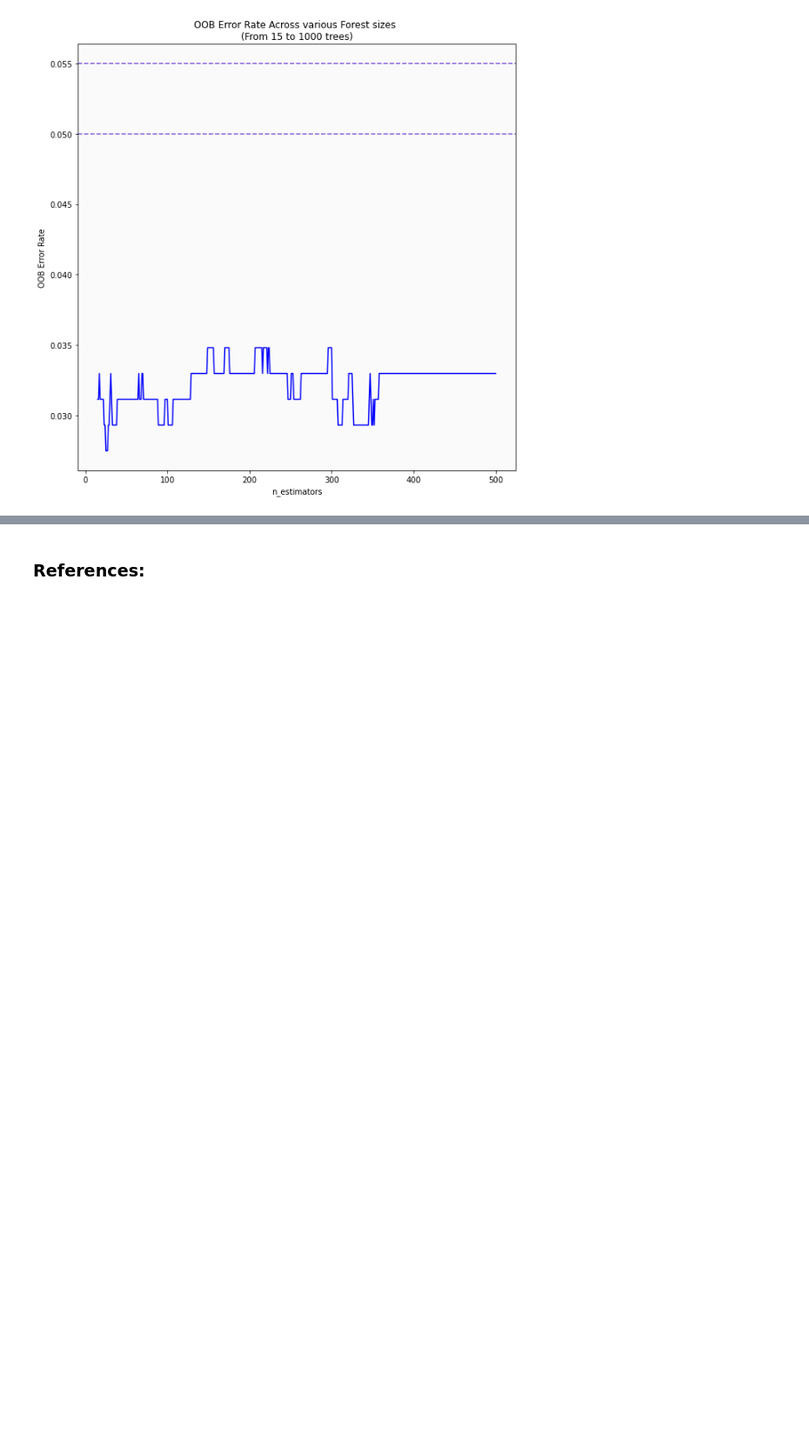
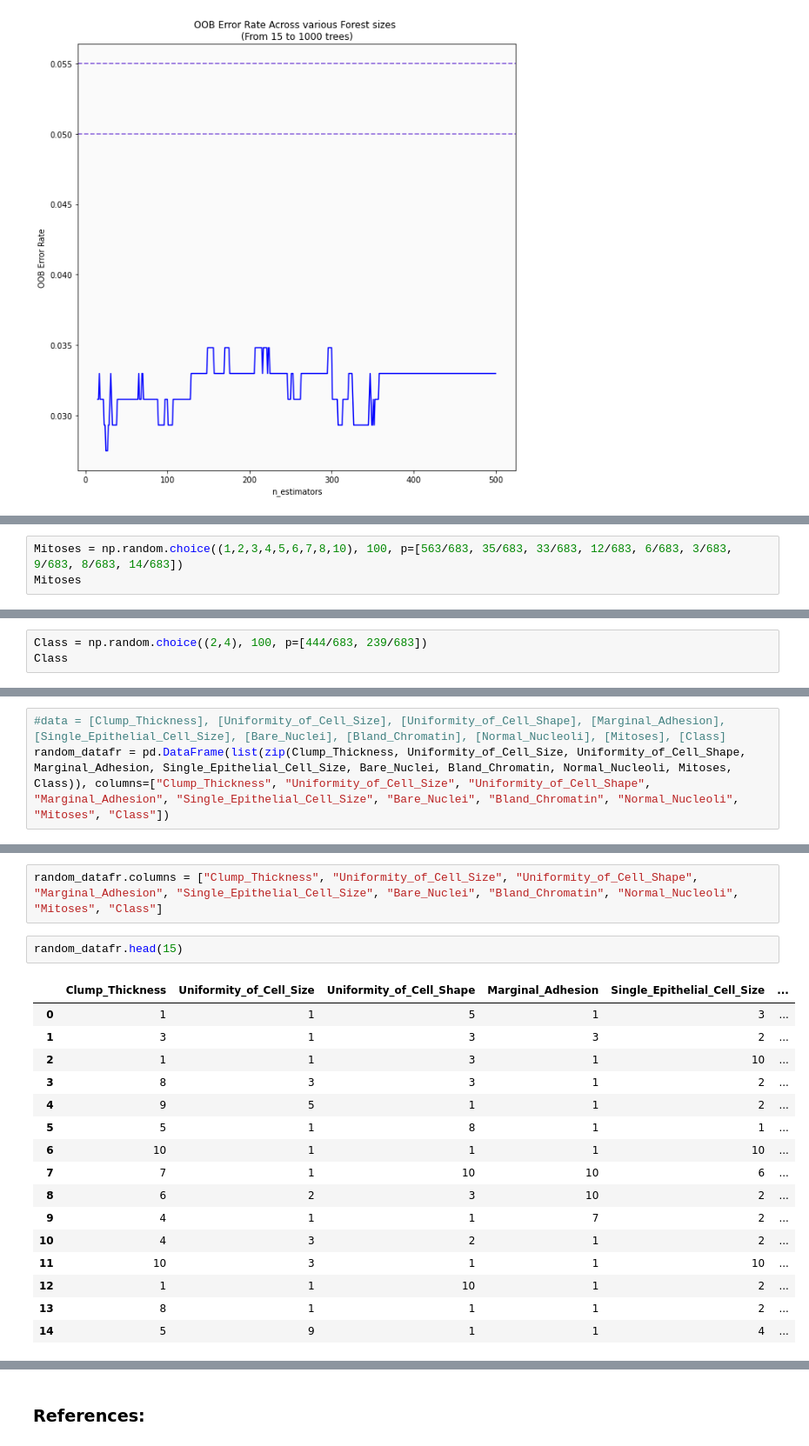
Before and after one commit to Ruairi8/ProgDAProject2, a Jupyter notebook: file1.ipynb, the cells around one changed output, grey strips where cells are left out. Shown at 87% size. Saved outputs shown, nothing was run; the diff lists cells and outputs as text; blank space fills up the shorter version.

```diff
--- a/file1.ipynb
+++ b/file1.ipynb
@@ -439,0 +672,3 @@ Text(0.5, 1.0, 'OOB Error Rate Across various Forest sizes \n(From 15 to 1000 tr
+# %%
+Mitoses = np.random.choice((1,2,3,4,5,6,7,8,10), 100, p=[563/683, 35/683, 33/683, 12/683, 6/683, 3/683, 9/683, 8/683, 14/683])
+Mitoses
@@ -439,0 +682,3 @@ Text(0.5, 1.0, 'OOB Error Rate Across various Forest sizes \n(From 15 to 1000 tr
+# %%
+Class = np.random.choice((2,4), 100, p=[444/683, 239/683])
+Class
@@ -439,0 +693,3 @@ Text(0.5, 1.0, 'OOB Error Rate Across various Forest sizes \n(From 15 to 1000 tr
+# %%
+#data = [Clump_Thickness], [Uniformity_of_Cell_Size], [Uniformity_of_Cell_Shape], [Marginal_Adhesion], [Single_Epithelial_Cell_Size], [Bare_Nuclei], [Bland_Chromatin], [Normal_Nucleoli], [Mitoses], [Class]
+random_datafr = pd.DataFrame(list(zip(Clump_Thickness, Uniformity_of_Cell_Size, Uniformity_of_Cell_Shape, Marginal_Adhesion, Single_Epithelial_Cell_Size, Bare_Nuclei, Bland_Chromatin, Normal_Nucleoli, Mitoses, Class)), columns=["Clump_Thickness", "Uniformity_of_Cell_Size", "Uniformity_of_Cell_Shape", "Marginal_Adhesion", "Single_Epithelial_Cell_Size", "Bare_Nuclei", "Bland_Chromatin", "Normal_Nucleoli", "Mitoses", "Class"])
@@ -439,0 +712,21 @@ Text(0.5, 1.0, 'OOB Error Rate Across various Forest sizes \n(From 15 to 1000 tr
+# %%
+random_datafr.columns = ["Clump_Thickness", "Uniformity_of_Cell_Size", "Uniformity_of_Cell_Shape", "Marginal_Adhesion", "Single_Epithelial_Cell_Size", "Bare_Nuclei", "Bland_Chromatin", "Normal_Nucleoli", "Mitoses", "Class"]
+# %%
+random_datafr.head(15)
+# %% [output]
+|  | Clump_Thickness | Uniformity_of_Cell_Size | Uniformity_of_Cell_Shape | Marginal_Adhesion | Single_Epithelial_Cell_Size | ... |
+| 0 | 1 | 1 | 5 | 1 | 3 | ... |
+| 1 | 3 | 1 | 3 | 3 | 2 | ... |
+| 2 | 1 | 1 | 3 | 1 | 10 | ... |
+| 3 | 8 | 3 | 3 | 1 | 2 | ... |
+| 4 | 9 | 5 | 1 | 1 | 2 | ... |
+| 5 | 5 | 1 | 8 | 1 | 1 | ... |
+| 6 | 10 | 1 | 1 | 1 | 10 | ... |
+| 7 | 7 | 1 | 10 | 10 | 6 | ... |
+| 8 | 6 | 2 | 3 | 10 | 2 | ... |
+| 9 | 4 | 1 | 1 | 7 | 2 | ... |
+| 10 | 4 | 3 | 2 | 1 | 2 | ... |
+| 11 | 10 | 3 | 1 | 1 | 10 | ... |
+| 12 | 1 | 1 | 10 | 1 | 2 | ... |
+| 13 | 8 | 1 | 1 | 1 | 2 | ... |
+| 14 | 5 | 9 | 1 | 1 | 4 | ... |
```
Also changed, not shown: parts of 33 cells of this notebook.
